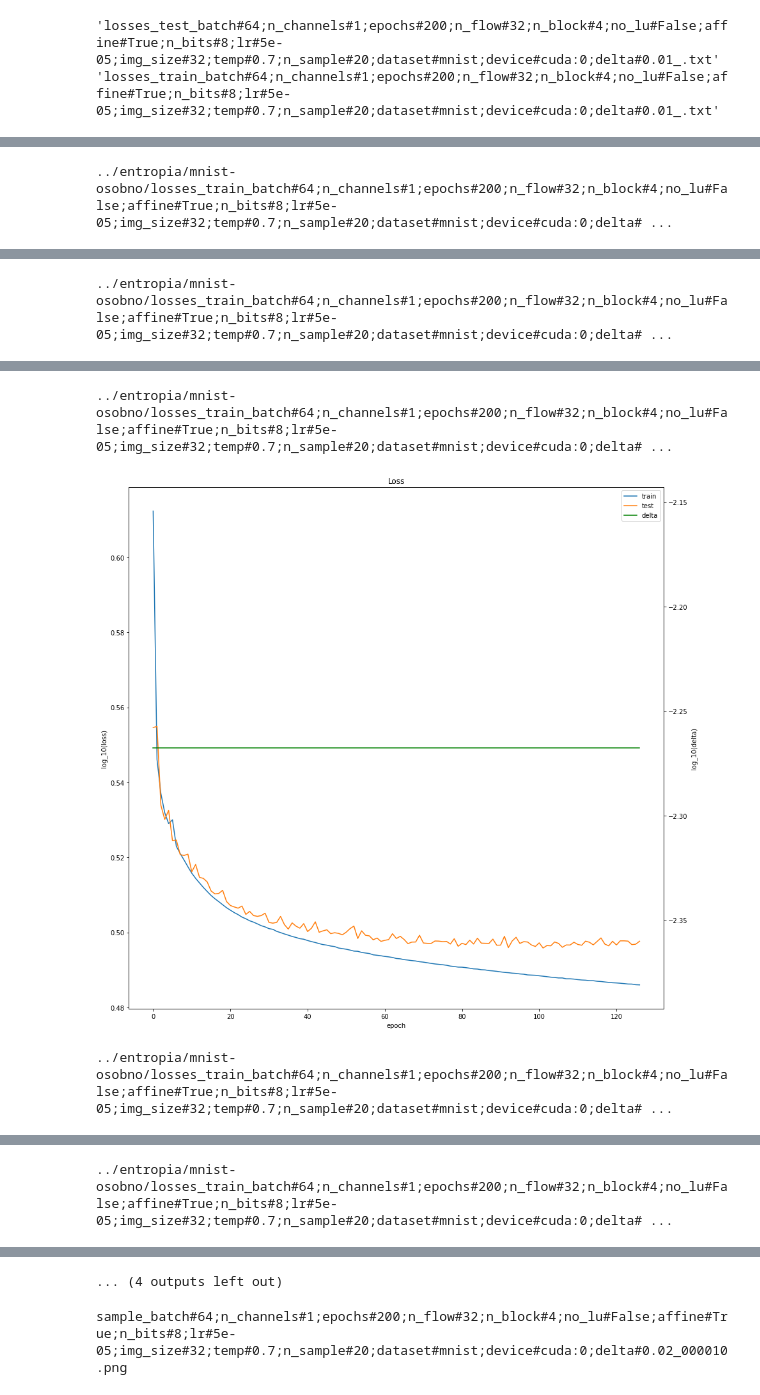
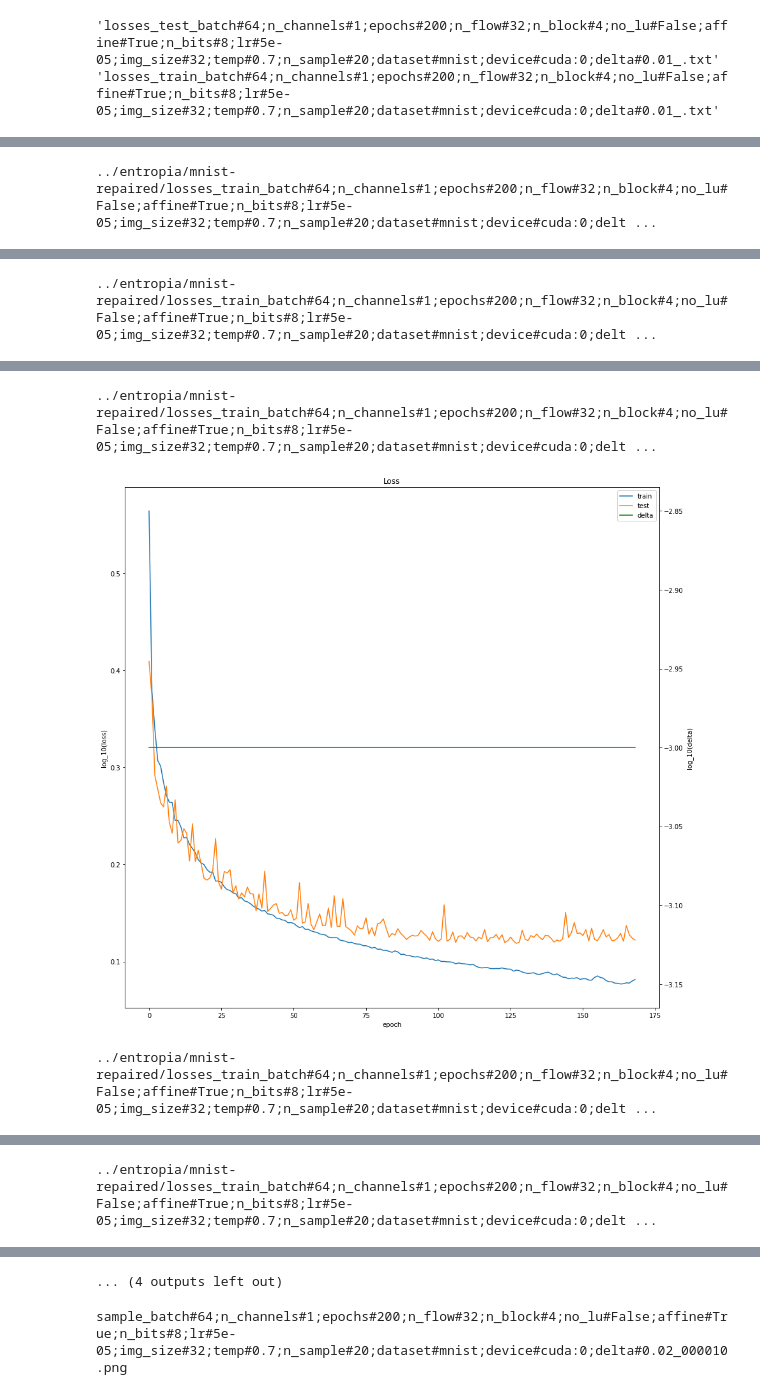
Before and after one commit to rosinality/glow-pytorch, a Jupyter notebook: notebooks/loss_plot.ipynb, the cells around one changed output, grey strips where cells are left out. Cells and saved outputs as stored; diff of their text form; code cells hidden in the pictures.

```diff
--- a/notebooks/loss_plot.ipynb
+++ b/notebooks/loss_plot.ipynb
@@ -46,7 +46,7 @@ def plot_diff_loss(filename, ylim=(0,0.02), start=0, window_length=1000):
 'losses_test_batch#64;n_channels#1;epochs#200;n_flow#32;n_block#4;no_lu#False;affine#True;n_bits#8;lr#5e-05;img_size#32;temp#0.7;n_sample#20;dataset#mnist;device#cuda:0;delta#0.01_.txt'
 'losses_train_batch#64;n_channels#1;epochs#200;n_flow#32;n_block#4;no_lu#False;affine#True;n_bits#8;lr#5e-05;img_size#32;temp#0.7;n_sample#20;dataset#mnist;device#cuda:0;delta#0.01_.txt'
 # %%
-for f in sorted(glob.glob("../entropia/mnist-osobno/*train*")):
+for f in sorted(glob.glob("../entropia/mnist-repaired/*train*")):
     print(f)
     plot_loss(f, start=0)
 # %% [output]
@@ -55 +55 @@ for f in sorted(glob.glob("../entropia/mnist-osobno/*train*")):
-../entropia/mnist-osobno/losses_train_batch#64;n_channels#1;epochs#200;n_flow#32;n_block#4;no_lu#False;affine#True;n_bits#8;lr#5e-05;img_size#32;temp#0.7;n_sample#20;dataset#mnist;device#cuda:0;delta# ...
+../entropia/mnist-repaired/losses_train_batch#64;n_channels#1;epochs#200;n_flow#32;n_block#4;no_lu#False;affine#True;n_bits#8;lr#5e-05;img_size#32;temp#0.7;n_sample#20;dataset#mnist;device#cuda:0;delt ...
@@ -57 +57 @@ for f in sorted(glob.glob("../entropia/mnist-osobno/*train*")):
-../entropia/mnist-osobno/losses_train_batch#64;n_channels#1;epochs#200;n_flow#32;n_block#4;no_lu#False;affine#True;n_bits#8;lr#5e-05;img_size#32;temp#0.7;n_sample#20;dataset#mnist;device#cuda:0;delta# ...
+../entropia/mnist-repaired/losses_train_batch#64;n_channels#1;epochs#200;n_flow#32;n_block#4;no_lu#False;affine#True;n_bits#8;lr#5e-05;img_size#32;temp#0.7;n_sample#20;dataset#mnist;device#cuda:0;delt ...
@@ -59,3 +59,3 @@ for f in sorted(glob.glob("../entropia/mnist-osobno/*train*")):
-../entropia/mnist-osobno/losses_train_batch#64;n_channels#1;epochs#200;n_flow#32;n_block#4;no_lu#False;affine#True;n_bits#8;lr#5e-05;img_size#32;temp#0.7;n_sample#20;dataset#mnist;device#cuda:0;delta# ...
+../entropia/mnist-repaired/losses_train_batch#64;n_channels#1;epochs#200;n_flow#32;n_block#4;no_lu#False;affine#True;n_bits#8;lr#5e-05;img_size#32;temp#0.7;n_sample#20;dataset#mnist;device#cuda:0;delt ...
-[figure, old version]
+[figure, new version]
-../entropia/mnist-osobno/losses_train_batch#64;n_channels#1;epochs#200;n_flow#32;n_block#4;no_lu#False;affine#True;n_bits#8;lr#5e-05;img_size#32;temp#0.7;n_sample#20;dataset#mnist;device#cuda:0;delta# ...
+../entropia/mnist-repaired/losses_train_batch#64;n_channels#1;epochs#200;n_flow#32;n_block#4;no_lu#False;affine#True;n_bits#8;lr#5e-05;img_size#32;temp#0.7;n_sample#20;dataset#mnist;device#cuda:0;delt ...
@@ -63 +63 @@ for f in sorted(glob.glob("../entropia/mnist-osobno/*train*")):
-../entropia/mnist-osobno/losses_train_batch#64;n_channels#1;epochs#200;n_flow#32;n_block#4;no_lu#False;affine#True;n_bits#8;lr#5e-05;img_size#32;temp#0.7;n_sample#20;dataset#mnist;device#cuda:0;delta# ...
+../entropia/mnist-repaired/losses_train_batch#64;n_channels#1;epochs#200;n_flow#32;n_block#4;no_lu#False;affine#True;n_bits#8;lr#5e-05;img_size#32;temp#0.7;n_sample#20;dataset#mnist;device#cuda:0;delt ...
```
Also changed, not shown: parts of 1 cell of this notebook, 2 other files.
